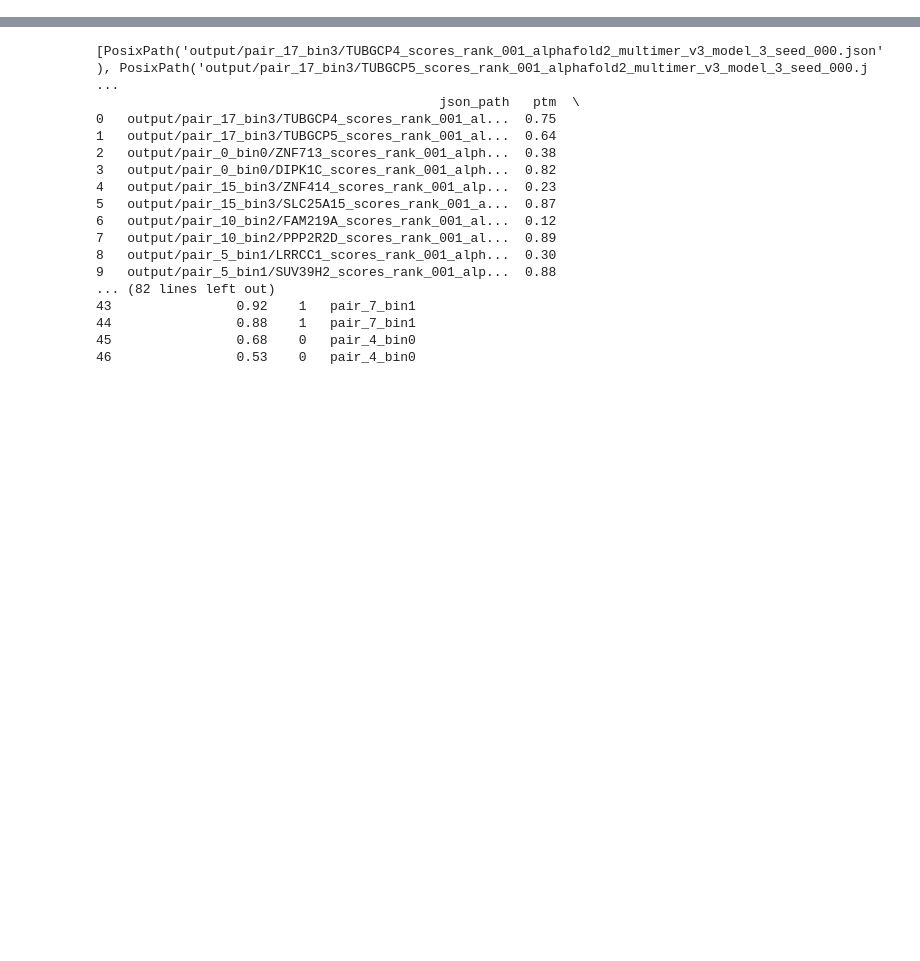
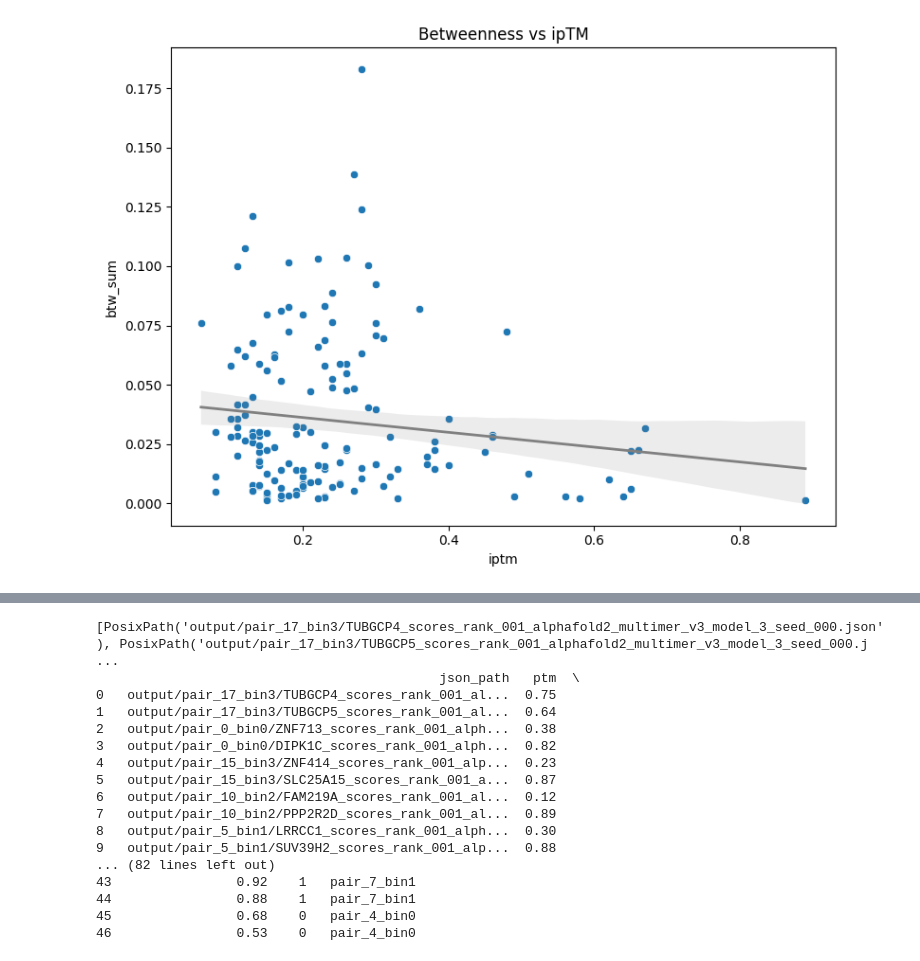
Before and after one commit to briannaflynn/gene_embedding_analysis, a Jupyter notebook: AF_results_processing.ipynb, the cells around one changed output, grey strips where cells are left out. Cells and saved outputs as stored; diff of their text form; code cells hidden in the pictures; blank space fills up the shorter version.

```diff
--- a/AF_results_processing.ipynb
+++ b/AF_results_processing.ipynb
@@ -139,0 +145,13 @@ print(df)
+# %%
+import pandas as pd
+pdir = df1['pair_dir'].to_list()
+candidate_gene_1 = []; candidate_gene_2 = []
+for f in pdir:
+    j = f.split('_')
+    candidate_gene_1.append(j[2])
+    candidate_gene_2.append(j[3])
+
+df1['candidate_gene_1'] = candidate_gene_1
+df1['candidate_gene_2'] = candidate_gene_2
+
+df1
@@ -139,0 +172,77 @@ print(df)
+# %%
+afm_182 = pd.read_csv('/home/ubuntu/afm_candidates_182.csv')
+# %%
+nwk = df1.merge(afm_182, on = ['candidate_gene_1', 'candidate_gene_2'])
+# %%
+nwk['WD_sum'] = nwk['weighted_degree_1'] + nwk['weighted_degree_2']
+nwk['btw_sum'] = nwk['betweenness_1'] + nwk['betweenness_2']
+# %%
+import matplotlib.pyplot as plt
+import seaborn as sns
+
+def plot_scatter(df, x_col, y_col, hue_col=None, title=None, xlabel=None, ylabel=None, figsize=(8, 6)):
+    """
+    Plots a scatterplot from a pandas DataFrame.
+
+    Parameters:
+    - df (pd.DataFrame): The data source.
+    - x_col (str): Column name for x-axis.
+    - y_col (str): Column name for y-axis.
+    - hue_col (str, optional): Column name for color grouping.
+    - title (str, optional): Title of the plot.
+    - xlabel (str, optional): Label for x-axis.
+    - ylabel (str, optional): Label for y-axis.
+    - figsize (tuple, optional): Figure size.
+
+    Returns:
+    - None
+    """
+    plt.figure(figsize=figsize)
+    sns.scatterplot(data=df, x=x_col, y=y_col, hue=hue_col)
+
+    if not hue_col:
+        sns.regplot(data=df, x=x_col, y=y_col, scatter=False, color='gray', line_kws={'linewidth': 2})
+    else:
+        plt.legend(title=hue_col)
+
+    plt.title(title if title else f"{y_col} vs {x_col}")
+    plt.xlabel(xlabel if xlabel else x_col)
+    plt.ylabel(ylabel if ylabel else y_col)
+    plt.tight_layout()
+    plt.show()
+
+def plot_binned_boxplot(df, x_col, y_col, n_bins=5, title=None, xlabel=None, ylabel=None, figsize=(10, 6)):
+    """
+    Plots boxplots of y_col grouped by binned values of x_col.
+
+    Parameters:
+    - df (pd.DataFrame): The input dataframe.
+    - x_col (str): Name of the column to bin along the x-axis.
+    - y_col (str): Name of the column to plot on the y-axis.
+    - n_bins (int): Number of bins to divide x_col into.
+    - title (str): Optional plot title.
+    - xlabel (str): Label for the x-axis.
+    - ylabel (str): Label for the y-axis.
+    - figsize (tuple): Size of the figure.
+    """
+    # Bin x_col into n_bins equal-width bins
+    df_binned = df.copy()
+    df_binned['x_bin'] = pd.cut(df_binned[x_col], bins=n_bins)
+
+    # Set up the plot
+    plt.figure(figsize=figsize)
+    sns.boxplot(data=df_binned, x='x_bin', y=y_col)
+
+    # Formatting
+    plt.xticks(rotation=45)
+    plt.title(title if title else f"{y_col} by binned {x_col}")
+    plt.xlabel(xlabel if xlabel else f"{x_col} (binned)")
+    plt.ylabel(ylabel if ylabel else y_col)
+    plt.tight_layout()
+    plt.show()
+
+
+plot_scatter(nwk, 'iptm', 'btw_sum', title = 'Betweenness vs ipTM')
+plot_binned_boxplot(nwk, 'iptm', 'btw_sum', title = 'Betweenness vs ipTM')
+# %% [output]
+[figure, added]
```
Also changed, not shown: parts of 17 cells of this notebook, 17 other files.
